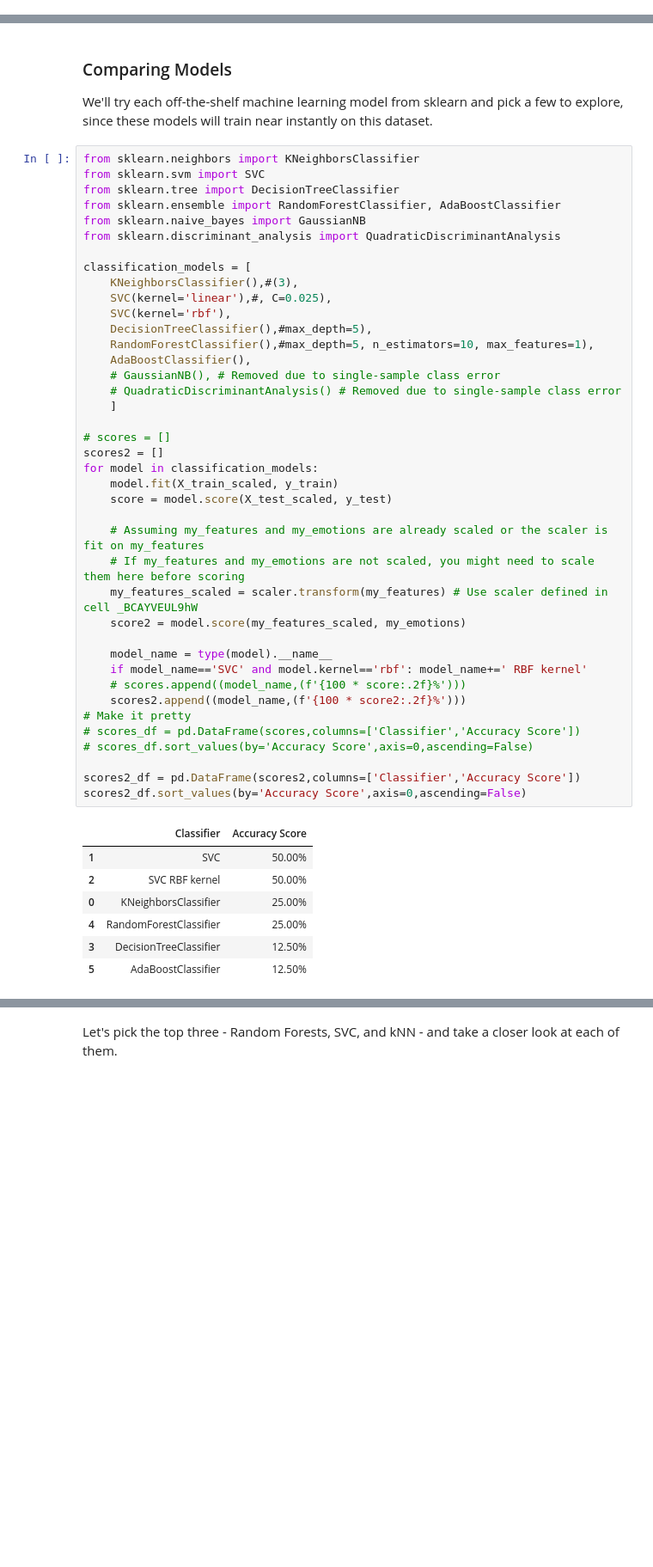
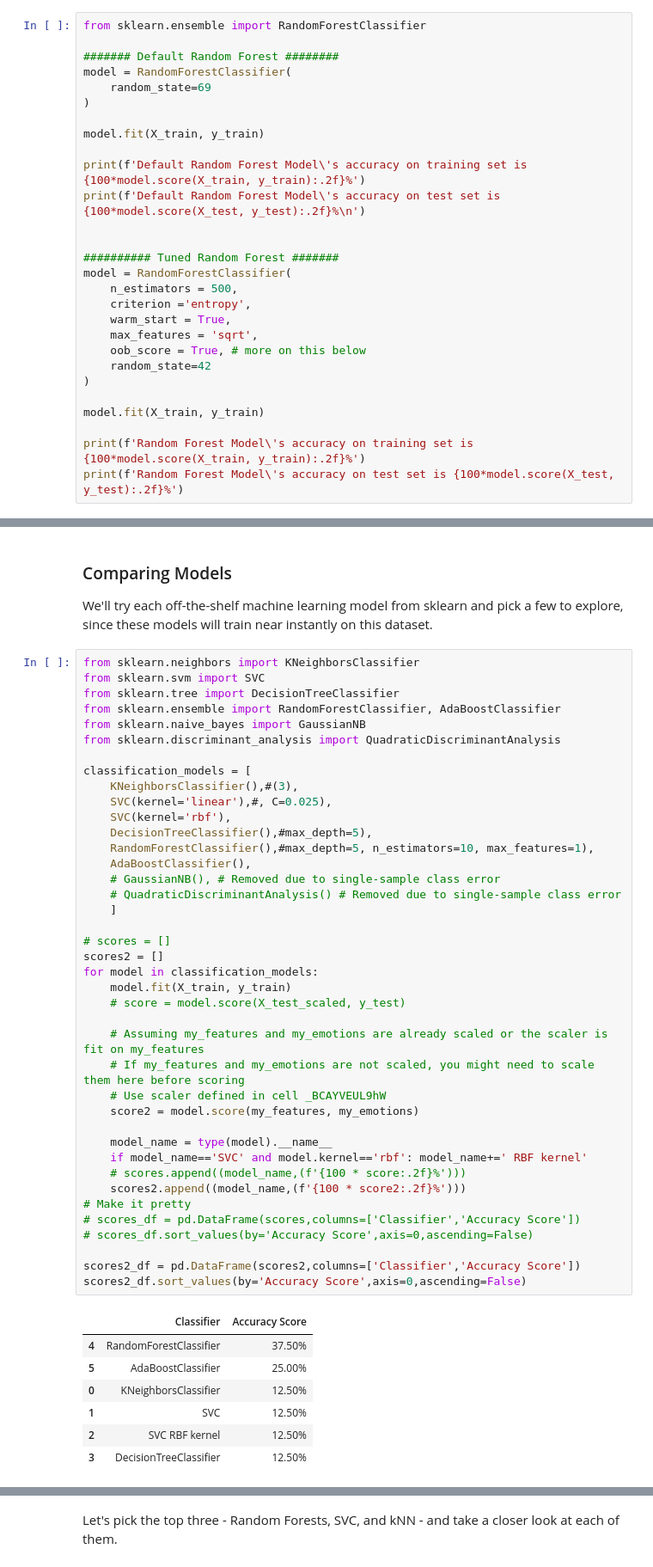
Before and after one commit to fanyuhan0912-ui/Week3-ClassicML, a Jupyter notebook: Week_3_MachineLearning.ipynb, the cells around one changed output, grey strips where cells are left out. Shown: that part at 86% size. Saved outputs shown, nothing was run; the diff lists cells and outputs as text; blank space fills up the shorter version.

```diff
--- a/Week_3_MachineLearning.ipynb
+++ b/Week_3_MachineLearning.ipynb
@@ -494,0 +548,28 @@ print(f'SVC Model\'s accuracy on test set is {100*model.score(X_test, y_test):.2
+# %%
+from sklearn.ensemble import RandomForestClassifier
+
+####### Default Random Forest ########
+model = RandomForestClassifier(
+    random_state=69
+)
+
+model.fit(X_train, y_train)
+
+print(f'Default Random Forest Model\'s accuracy on training set is {100*model.score(X_train, y_train):.2f}%')
+print(f'Default Random Forest Model\'s accuracy on test set is {100*model.score(X_test, y_test):.2f}%\n')
+
+
+########## Tuned Random Forest #######
+model = RandomForestClassifier(
+    n_estimators = 500,
+    criterion ='entropy',
+    warm_start = True,
+    max_features = 'sqrt',
+    oob_score = True, # more on this below
+    random_state=42
+)
+
+model.fit(X_train, y_train)
+
+print(f'Random Forest Model\'s accuracy on training set is {100*model.score(X_train, y_train):.2f}%')
+print(f'Random Forest Model\'s accuracy on test set is {100*model.score(X_test, y_test):.2f}%')
@@ -754,40 +841,40 @@ from sklearn.discriminant_analysis import QuadraticDiscriminantAnalysis
 classification_models = [
     KNeighborsClassifier(),#(3),
     SVC(kernel='linear'),#, C=0.025),
     SVC(kernel='rbf'),
     DecisionTreeClassifier(),#max_depth=5),
     RandomForestClassifier(),#max_depth=5, n_estimators=10, max_features=1),
     AdaBoostClassifier(),
     # GaussianNB(), # Removed due to single-sample class error
     # QuadraticDiscriminantAnalysis() # Removed due to single-sample class error
     ]
 
 # scores = []
 scores2 = []
 for model in classification_models:
-    model.fit(X_train_scaled, y_train)
-    score = model.score(X_test_scaled, y_test)
+    model.fit(X_train, y_train)
+    # score = model.score(X_test_scaled, y_test)
 
     # Assuming my_features and my_emotions are already scaled or the scaler is fit on my_features
     # If my_features and my_emotions are not scaled, you might need to scale them here before scoring
-    my_features_scaled = scaler.transform(my_features) # Use scaler defined in cell _BCAYVEUL9hW
-    score2 = model.score(my_features_scaled, my_emotions)
+    # Use scaler defined in cell _BCAYVEUL9hW
+    score2 = model.score(my_features, my_emotions)
 
     model_name = type(model).__name__
     if model_name=='SVC' and model.kernel=='rbf': model_name+=' RBF kernel'
     # scores.append((model_name,(f'{100 * score:.2f}%')))
     scores2.append((model_name,(f'{100 * score2:.2f}%')))
 # Make it pretty
 # scores_df = pd.DataFrame(scores,columns=['Classifier','Accuracy Score'])
 # scores_df.sort_values(by='Accuracy Score',axis=0,ascending=False)
 
 scores2_df = pd.DataFrame(scores2,columns=['Classifier','Accuracy Score'])
 scores2_df.sort_values(by='Accuracy Score',axis=0,ascending=False)
 # %% [output]
 |  | Classifier | Accuracy Score |
-| 1 | SVC | 50.00% |
-| 2 | SVC RBF kernel | 50.00% |
-| 0 | KNeighborsClassifier | 25.00% |
-| 4 | RandomForestClassifier | 25.00% |
+| 4 | RandomForestClassifier | 37.50% |
+| 5 | AdaBoostClassifier | 25.00% |
+| 0 | KNeighborsClassifier | 12.50% |
+| 1 | SVC | 12.50% |
+| 2 | SVC RBF kernel | 12.50% |
 | 3 | DecisionTreeClassifier | 12.50% |
-| 5 | AdaBoostClassifier | 12.50% |
```
Also changed, not shown: parts of 14 cells of this notebook.
